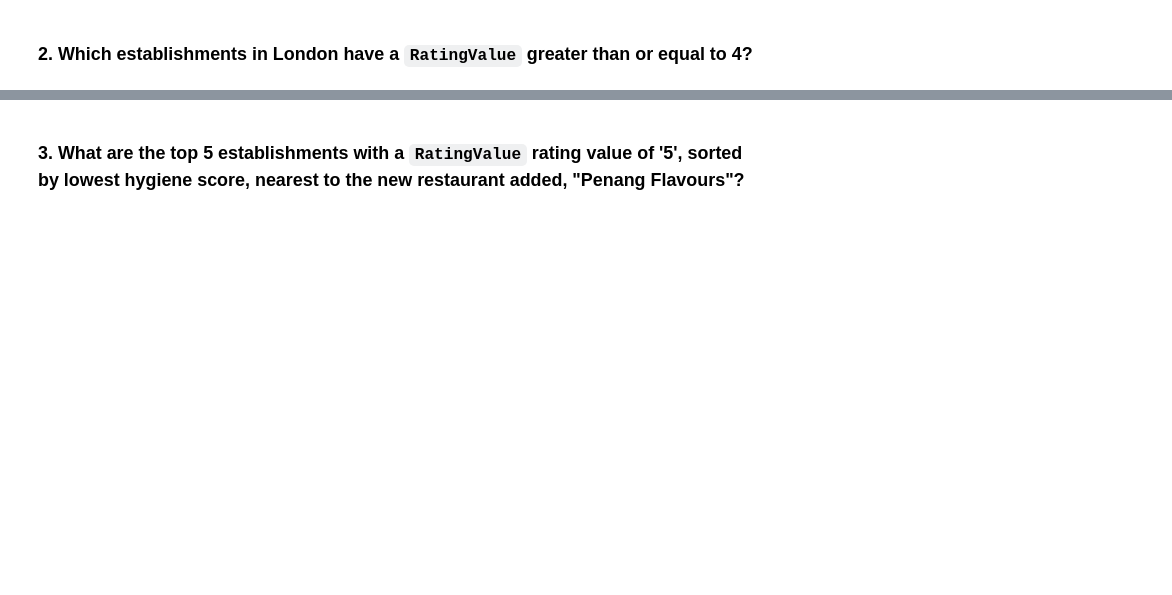
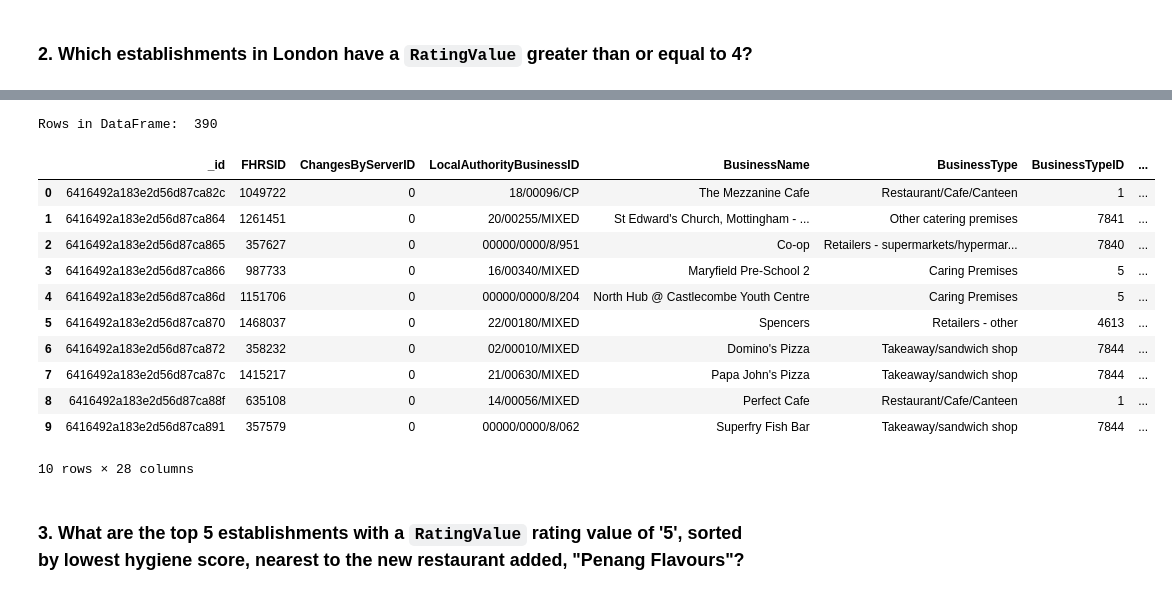
Before and after one commit to akinyemia/nosql-challenge, a Jupyter notebook: NoSQL_analysis_starter.ipynb, the cells around one changed output, grey strips where cells are left out. Saved outputs shown, nothing was run; the diff lists cells and outputs as text; code cells hidden in the pictures; blank space fills up the shorter version.

```diff
--- a/NoSQL_analysis_starter.ipynb
+++ b/NoSQL_analysis_starter.ipynb
@@ -66,8 +82,10 @@ Number of documents in result: 41
 ### 2. Which establishments in London have a `RatingValue` greater than or equal to 4?
 # %%
 # Find the establishments with London as the Local Authority and has a RatingValue greater than or equal to 4.
-query =
-
-# Use count_documents to display the number of documents in the result
-
+query = {'RatingValue': {'$in': ['4','5']}, 'AddressLine4': 'London'}
+establishments.find_one(query)
+# # Use count_documents to display the number of documents in the result
+print("Number of documents in result:", establishments.count_documents(query))
 # Display the first document in the results using pprint
+rating_results = establishments.find(query)
+pprint(rating_results[0])
@@ -74,9 +126,25 @@ query =
 # %%
 # Convert the result to a Pandas DataFrame
-
+rating_results_df = pd.DataFrame(rating_results)
 # Display the number of rows in the DataFrame
+print("Rows in DataFrame: ", len(rating_results_df))
 
 # Display the first 10 rows of the DataFrame
+rating_results_df.head(10)
+# %% [output]
+Rows in DataFrame:  390
+|  | _id | FHRSID | ChangesByServerID | LocalAuthorityBusinessID | BusinessName | BusinessType | BusinessTypeID | ... |
+| 0 | 6416492a183e2d56d87ca82c | 1049722 | 0 | 18/00096/CP | The Mezzanine Cafe | Restaurant/Cafe/Canteen | 1 | ... |
+| 1 | 6416492a183e2d56d87ca864 | 1261451 | 0 | 20/00255/MIXED | St Edward's Church, Mottingham - ... | Other catering premises | 7841 | ... |
+| 2 | 6416492a183e2d56d87ca865 | 357627 | 0 | 00000/0000/8/951 | Co-op | Retailers - supermarkets/hypermar... | 7840 | ... |
+| 3 | 6416492a183e2d56d87ca866 | 987733 | 0 | 16/00340/MIXED | Maryfield Pre-School 2 | Caring Premises | 5 | ... |
+| 4 | 6416492a183e2d56d87ca86d | 1151706 | 0 | 00000/0000/8/204 | North Hub @ Castlecombe Youth Centre | Caring Premises | 5 | ... |
+| 5 | 6416492a183e2d56d87ca870 | 1468037 | 0 | 22/00180/MIXED | Spencers | Retailers - other | 4613 | ... |
+| 6 | 6416492a183e2d56d87ca872 | 358232 | 0 | 02/00010/MIXED | Domino's Pizza | Takeaway/sandwich shop | 7844 | ... |
+| 7 | 6416492a183e2d56d87ca87c | 1415217 | 0 | 21/00630/MIXED | Papa John's Pizza | Takeaway/sandwich shop | 7844 | ... |
+| 8 | 6416492a183e2d56d87ca88f | 635108 | 0 | 14/00056/MIXED | Perfect Cafe | Restaurant/Cafe/Canteen | 1 | ... |
+| 9 | 6416492a183e2d56d87ca891 | 357579 | 0 | 00000/0000/8/062 | Superfry Fish Bar | Takeaway/sandwich shop | 7844 | ... |
+10 rows × 28 columns
 # %% [markdown]
 ### 3. What are the top 5 establishments with a `RatingValue` rating value of '5', sorted by lowest hygiene score, nearest to the new restaurant added, "Penang Flavours"?
 # %%
```
Also changed, not shown: parts of 8 cells of this notebook, 1 other file.
